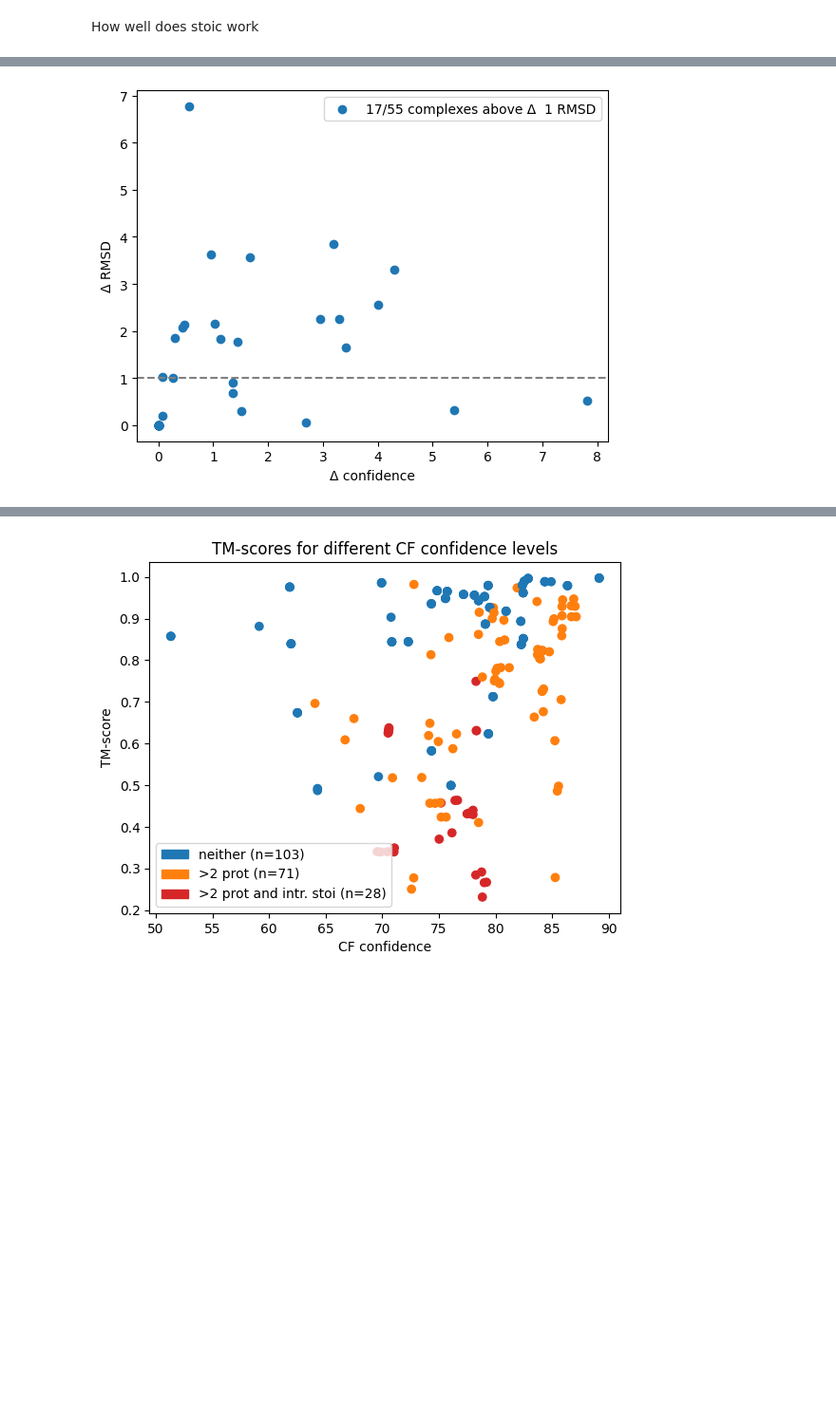
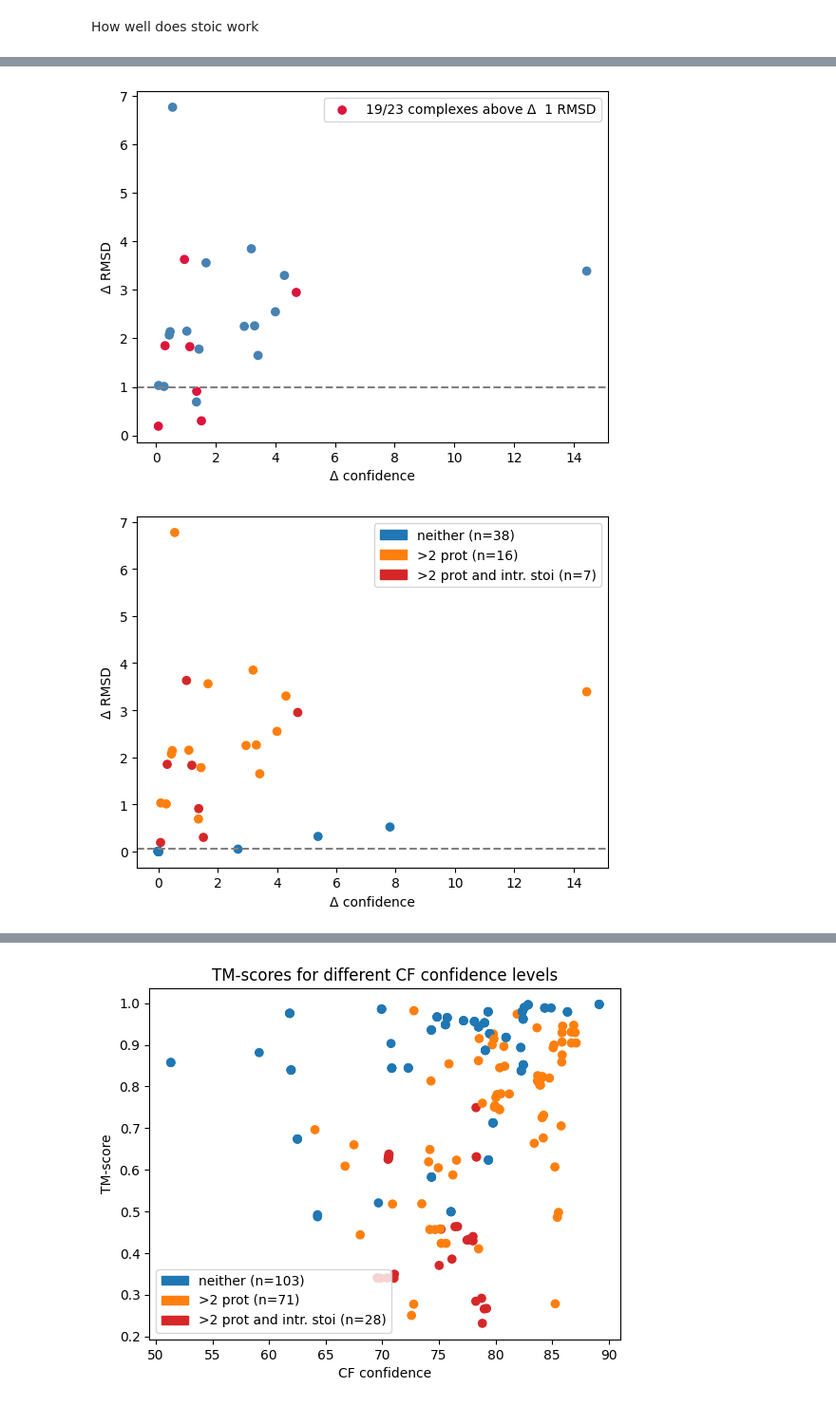
Before and after one commit to Kim-Dammer/master_thesis, a Jupyter notebook: notebooks/14_benchmark_analysis.ipynb, the cells around one changed output, grey strips where cells are left out. Shown at 95% size. Saved outputs shown, nothing was run; the diff lists cells and outputs as text; code cells hidden in the pictures; blank space fills up the shorter version.

```diff
--- a/notebooks/14_benchmark_analysis.ipynb
+++ b/notebooks/14_benchmark_analysis.ipynb
@@ -161,13 +287,19 @@ plt.show()
 # %%
-summary_rmsd_conf = benchmark_structure_similarity.group_by("complex_ac").agg(
+benchmark_structure_similarity_big_complexes = benchmark_structure_similarity.filter(pl.col("n_proteins") > 2)
+summary_rmsd_conf = benchmark_structure_similarity_big_complexes.group_by("complex_ac").agg(
     (pl.col("usalign_cpx_rmsd").max() - pl.col("usalign_cpx_rmsd").min()).alias("rmsd_score_range"),
     (pl.col("CF_confidence").max() - pl.col("CF_confidence").min()).alias("confidence_range"),
     pl.len().alias("n_outputs"),
+    pl.col("interesting_stoichiometry").first(),
 ).filter(pl.col("n_outputs") > 1)
 
 n_above = (summary_rmsd_conf["rmsd_score_range"] > 1).sum()
 
-plt.scatter(summary_rmsd_conf["confidence_range"], summary_rmsd_conf["rmsd_score_range"])
+colors = summary_rmsd_conf["interesting_stoichiometry"].map_elements(
+    lambda x: "crimson" if x else "steelblue", return_dtype=pl.String
+)
+
+plt.scatter(summary_rmsd_conf["confidence_range"], summary_rmsd_conf["rmsd_score_range"], c=colors)
 plt.axhline(1, color="grey", linestyle="--")
 plt.xlabel("Δ confidence")
 plt.ylabel("Δ RMSD")
@@ -175,5 +307,51 @@ n_total = summary_rmsd_conf.height
 plt.legend([f"{n_above}/{n_total} complexes above Δ  1 RMSD"])
 plt.show()
 # %% [output]
-[figure, old version]
+[figure, new version]
+# %%
+summary_rmsd_conf = benchmark_structure_similarity.group_by("complex_ac").agg(
+    (pl.col("usalign_cpx_rmsd").max() - pl.col("usalign_cpx_rmsd").min()).alias("rmsd_score_range"),
+    (pl.col("CF_confidence").max() - pl.col("CF_confidence").min()).alias("confidence_range"),
+    pl.len().alias("n_outputs"),
+    (pl.col("n_proteins").first() > 2).alias("many_proteins"),
+    pl.col("interesting_stoichiometry").first().alias("interesting_stoichiometry"),
+).filter(pl.col("n_outputs") > 1)
+
+n_above = (summary_rmsd_conf["rmsd_score_range"] > 0.1).sum()
+n_total = summary_rmsd_conf.height
+
+summary_rmsd_conf = summary_rmsd_conf.with_columns(
+    pl.when(pl.col("many_proteins") & pl.col("interesting_stoichiometry"))
+    .then(pl.lit("both"))
+    .when(pl.col("many_proteins"))
+    .then(pl.lit("many proteins"))
+    .otherwise(pl.lit("neither"))
+    .alias("category")
+)
+
+cmap = {"neither": "tab:blue", "many proteins": "tab:orange", "both": "tab:red"}
+order = ["neither", "many proteins", "both"]
+counts = dict(zip(*summary_rmsd_conf["category"].value_counts().to_dict(as_series=False).values()))
+
+
+
+labels = {"neither": "neither", "many proteins": ">2 prot", "both": ">2 prot and intr. stoi"}
+
+fig, ax = plt.subplots()
+ax.scatter(
+    summary_rmsd_conf["confidence_range"],
+    summary_rmsd_conf["rmsd_score_range"],
+    c=[cmap[c] for c in summary_rmsd_conf["category"]],
+)
+ax.axhline(0.05, color="grey", linestyle="--")
+ax.set_ylabel("Δ RMSD")
+ax.set_xlabel("Δ confidence")
+
+from matplotlib.patches import Patch
+ax.legend(handles=[
+    Patch(color=cmap[cat], label=f"{labels[cat]} (n={counts.get(cat, 0)})") for cat in order
+])
+plt.show()
+# %% [output]
+[figure, added]
 # %%
```
Also changed, not shown: parts of 28 cells of this notebook, 10 other files.
